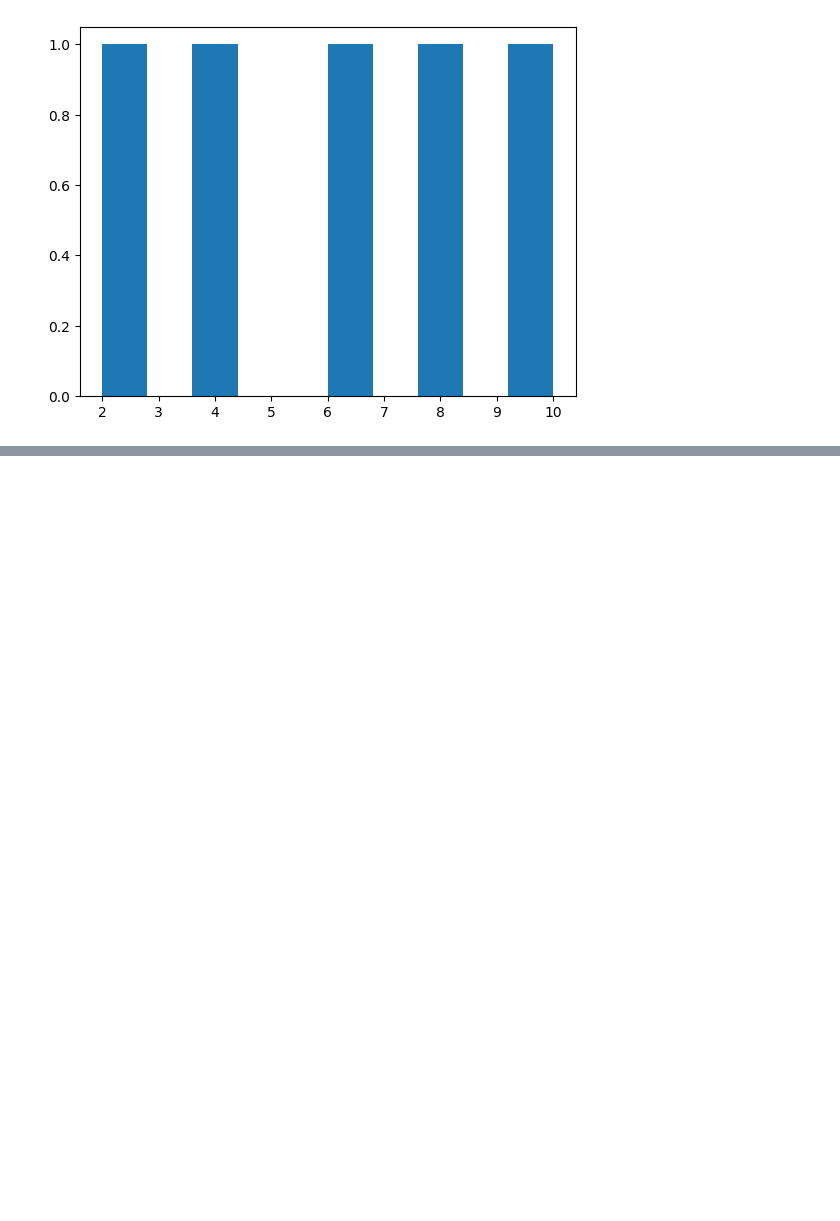
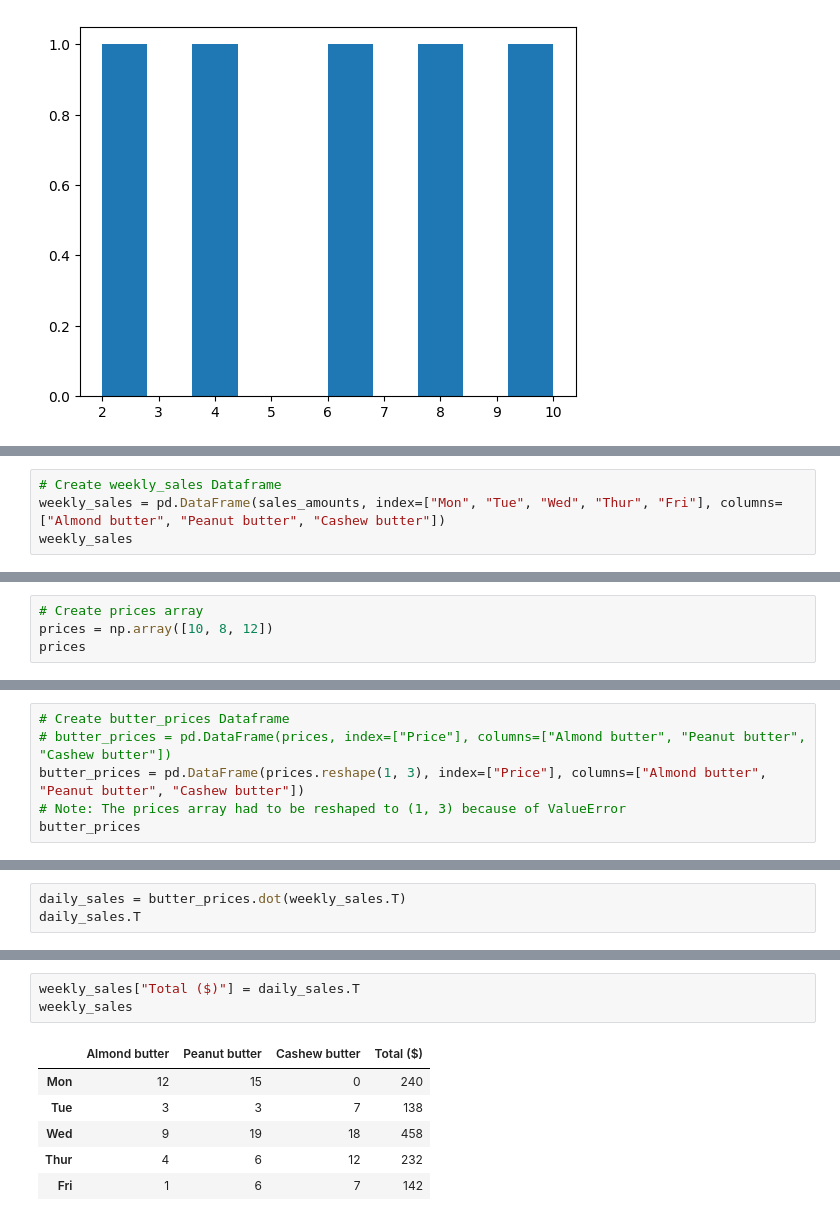
Before and after one commit to AHMAD-KHAIRI/ztm-ml-course, a Jupyter notebook: 03_numpy/introduction-to-numpy.ipynb, the cells around one changed output, grey strips where cells are left out. Drawn from its saved outputs; the diff is of its cells as text; blank space fills up the shorter version.

Commit message:
wrap up until topic no 75. sorting arrays

```diff
--- a/03_numpy/introduction-to-numpy.ipynb
+++ b/03_numpy/introduction-to-numpy.ipynb
@@ -586,0 +732,4 @@ plt.show()
+# %%
+# Create weekly_sales Dataframe
+weekly_sales = pd.DataFrame(sales_amounts, index=["Mon", "Tue", "Wed", "Thur", "Fri"], columns=["Almond butter", "Peanut butter", "Cashew butter"])
+weekly_sales
@@ -586,0 +743,4 @@ plt.show()
+# %%
+# Create prices array
+prices = np.array([10, 8, 12])
+prices
@@ -586,0 +749,6 @@ plt.show()
+# %%
+# Create butter_prices Dataframe
+# butter_prices = pd.DataFrame(prices, index=["Price"], columns=["Almond butter", "Peanut butter", "Cashew butter"])
+butter_prices = pd.DataFrame(prices.reshape(1, 3), index=["Price"], columns=["Almond butter", "Peanut butter", "Cashew butter"])
+# Note: The prices array had to be reshaped to (1, 3) because of ValueError
+butter_prices
@@ -586,0 +828,3 @@ plt.show()
+# %%
+daily_sales = butter_prices.dot(weekly_sales.T)
+daily_sales.T
@@ -586,0 +838,10 @@ plt.show()
+# %%
+weekly_sales["Total ($)"] = daily_sales.T
+weekly_sales
+# %% [output]
+|  | Almond butter | Peanut butter | Cashew butter | Total ($) |
+| Mon | 12 | 15 | 0 | 240 |
+| Tue | 3 | 3 | 7 | 138 |
+| Wed | 9 | 19 | 18 | 458 |
+| Thur | 4 | 6 | 12 | 232 |
+| Fri | 1 | 6 | 7 | 142 |
```
Also changed, not shown: parts of 68 cells of this notebook.
